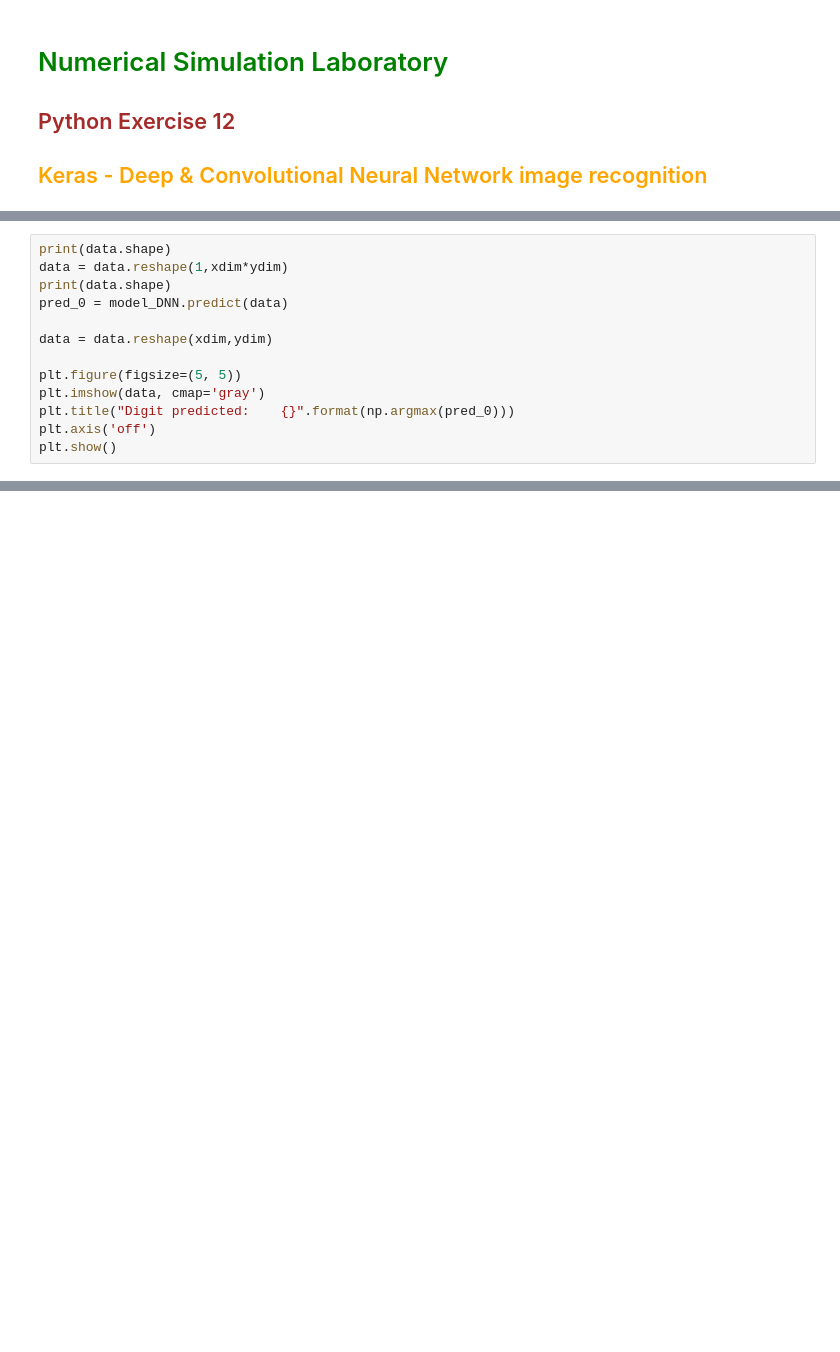
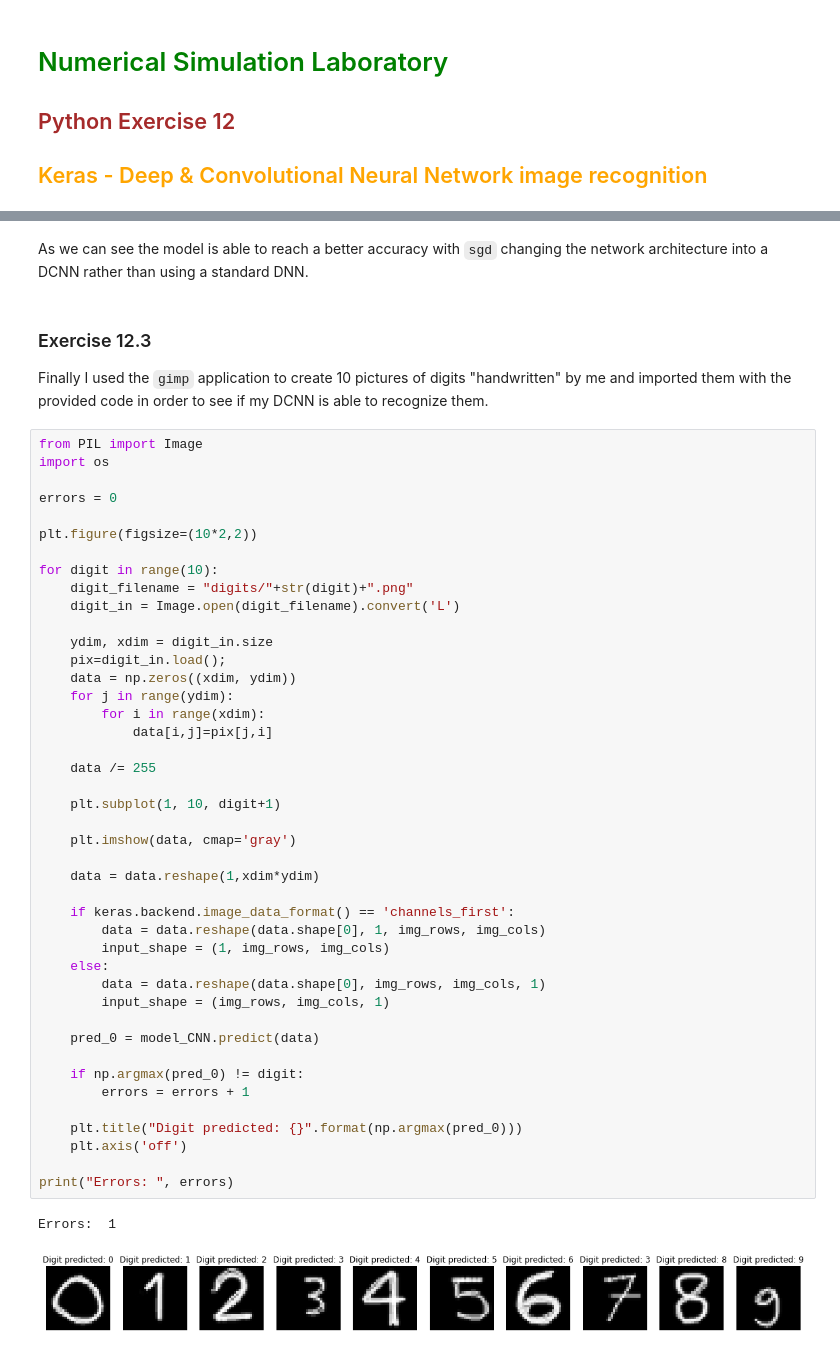
Before and after one commit to mattbona/numerical-simulation-laboratory, a Jupyter notebook: NSL-12/notebook/LSN_Exercises_12.ipynb, the cells around one changed output, grey strips where cells are left out. Cells and saved outputs as stored; diff of their text form; blank space fills up the shorter version.

```diff
--- a/NSL-12/notebook/LSN_Exercises_12.ipynb
+++ b/NSL-12/notebook/LSN_Exercises_12.ipynb
@@ -357,13 +4,0 @@ I use the previously trained DNN to predict the digit:
-# %%
-print(data.shape)
-data = data.reshape(1,xdim*ydim)
-print(data.shape)
-pred_0 = model_DNN.predict(data)
-
-data = data.reshape(xdim,ydim)
-
-plt.figure(figsize=(5, 5))
-plt.imshow(data, cmap='gray')
-plt.title("Digit predicted:    {}".format(np.argmax(pred_0)))
-plt.axis('off')
-plt.show()
@@ -443,0 +289,52 @@ display_activation(activations, 4, 2, 0)
+# %% [markdown]
+As we can see the model is able to reach a better accuracy with `sgd` changing the network architecture into a DCNN rather than using a standard DNN.
+# %% [markdown]
+### Exercise 12.3
+
+Finally I used the `gimp` application to create 10 pictures of digits "handwritten" by me and imported them with the provided code in order to see if my DCNN is able to recognize them.
+# %%
+from PIL import Image
+import os
+
+errors = 0
+
+plt.figure(figsize=(10*2,2))
+
+for digit in range(10):
+    digit_filename = "digits/"+str(digit)+".png"
+    digit_in = Image.open(digit_filename).convert('L')
+
+    ydim, xdim = digit_in.size
+    pix=digit_in.load();
+    data = np.zeros((xdim, ydim))
+    for j in range(ydim):
+        for i in range(xdim):
+            data[i,j]=pix[j,i]
+
+    data /= 255
+
+    plt.subplot(1, 10, digit+1)
+
+    plt.imshow(data, cmap='gray')
+
+    data = data.reshape(1,xdim*ydim)
+
+    if keras.backend.image_data_format() == 'channels_first':
+        data = data.reshape(data.shape[0], 1, img_rows, img_cols)
+        input_shape = (1, img_rows, img_cols)
+    else:
+        data = data.reshape(data.shape[0], img_rows, img_cols, 1)
+        input_shape = (img_rows, img_cols, 1)
+
+    pred_0 = model_CNN.predict(data)
+
+    if np.argmax(pred_0) != digit:
+        errors = errors + 1
+
+    plt.title("Digit predicted: {}".format(np.argmax(pred_0)))
+    plt.axis('off')
+
+print("Errors: ", errors)
+# %% [output]
+Errors:  1
+[figure, added]
```
Also changed, not shown: parts of 55 cells of this notebook, 10 other files.
